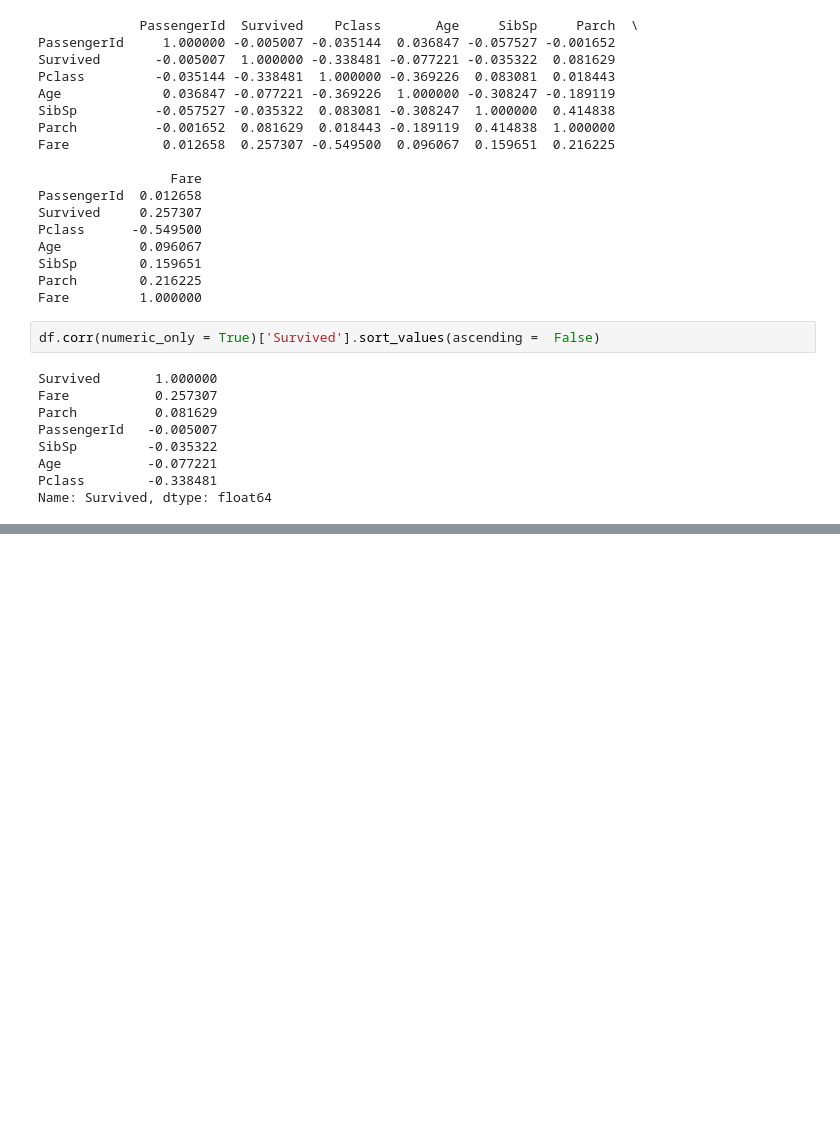
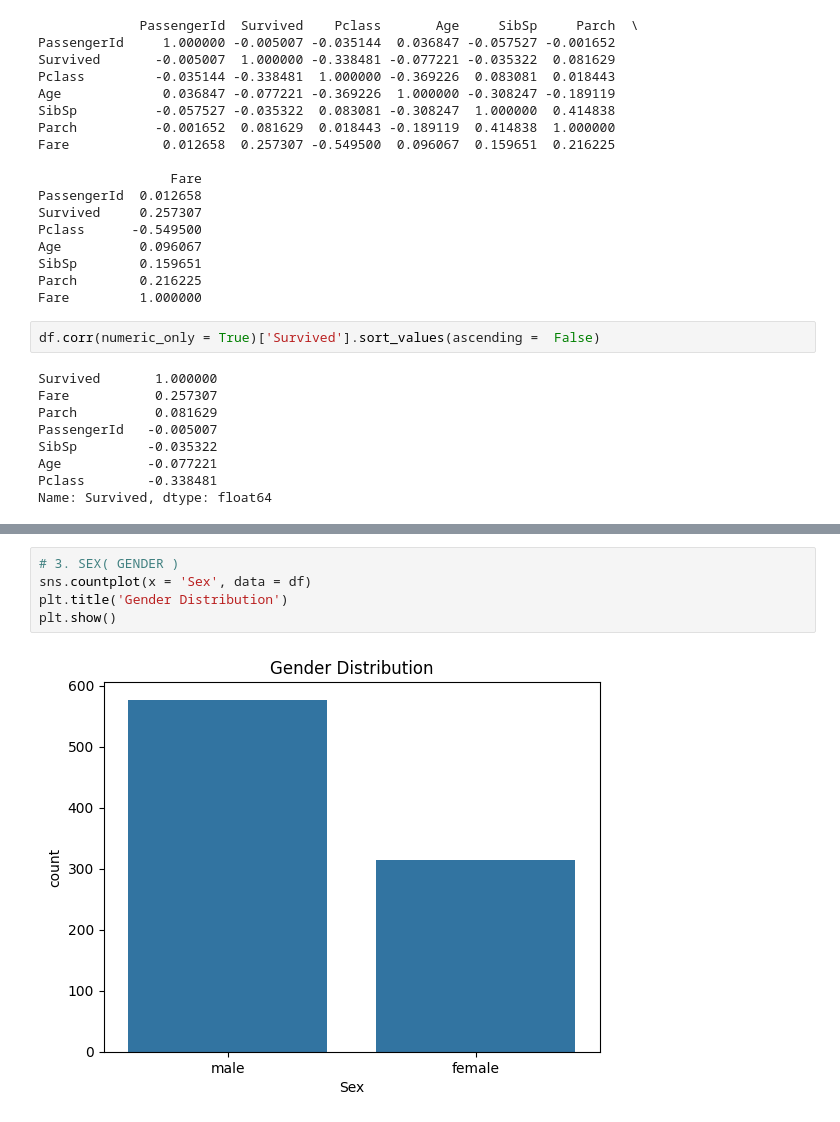
Before and after one commit to NAVEEN8103/PracticeDataScience, a Jupyter notebook: titanic-data-analysis.ipynb, the cells around one changed output, grey strips where cells are left out. Cells and saved outputs as stored; diff of their text form; blank space fills up the shorter version.

```diff
--- a/titanic-data-analysis.ipynb
+++ b/titanic-data-analysis.ipynb
@@ -182,0 +220,7 @@ Name: Survived, dtype: float64
+# %%
+# 3. SEX( GENDER )
+sns.countplot(x = 'Sex', data = df)
+plt.title('Gender Distribution')
+plt.show()
+# %% [output]
+[figure, added]
```
Also changed, not shown: parts of 16 cells of this notebook.
